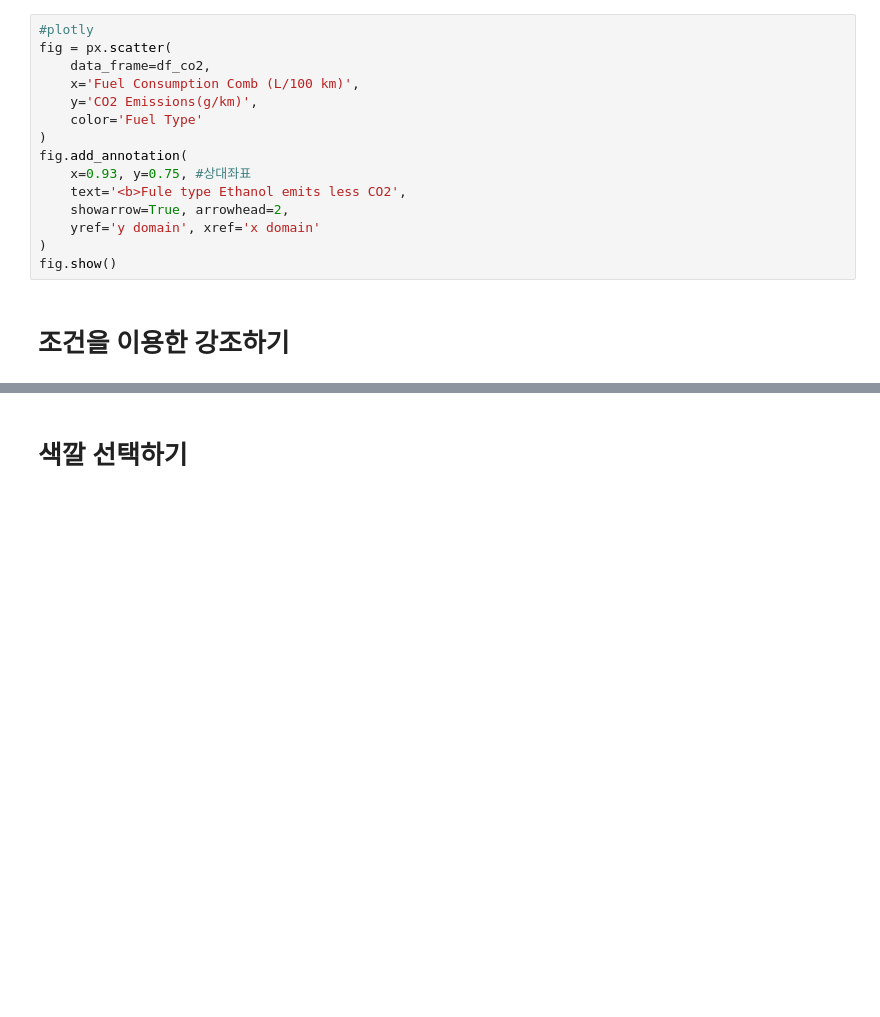
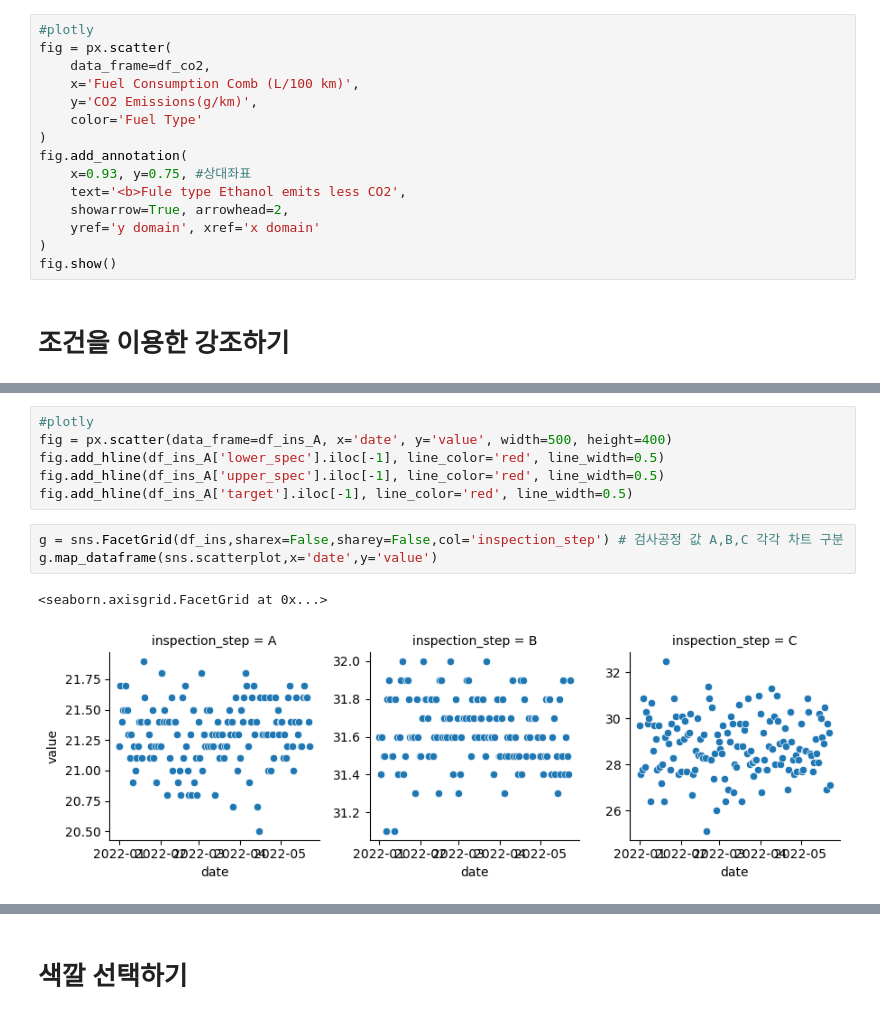
Before and after one commit to Telkem/hipython_rep, a Jupyter notebook: 74_visuallzation_tips.ipynb, the cells around one changed output, grey strips where cells are left out. Drawn from its saved outputs; the diff is of its cells as text; blank space fills up the shorter version.

```diff
--- a/74_visuallzation_tips.ipynb
+++ b/74_visuallzation_tips.ipynb
@@ -364,0 +426,12 @@ fig.show()
+# %%
+#plotly
+fig = px.scatter(data_frame=df_ins_A, x='date', y='value', width=500, height=400)
+fig.add_hline(df_ins_A['lower_spec'].iloc[-1], line_color='red', line_width=0.5)
+fig.add_hline(df_ins_A['upper_spec'].iloc[-1], line_color='red', line_width=0.5)
+fig.add_hline(df_ins_A['target'].iloc[-1], line_color='red', line_width=0.5)
+# %%
+g = sns.FacetGrid(df_ins,sharex=False,sharey=False,col='inspection_step') # 검사공정 값 A,B,C 각각 차트 구분
+g.map_dataframe(sns.scatterplot,x='date',y='value')
+# %% [output]
+<seaborn.axisgrid.FacetGrid at 0x...>
+[figure, added]
```
Also changed, not shown: parts of 21 cells of this notebook.
